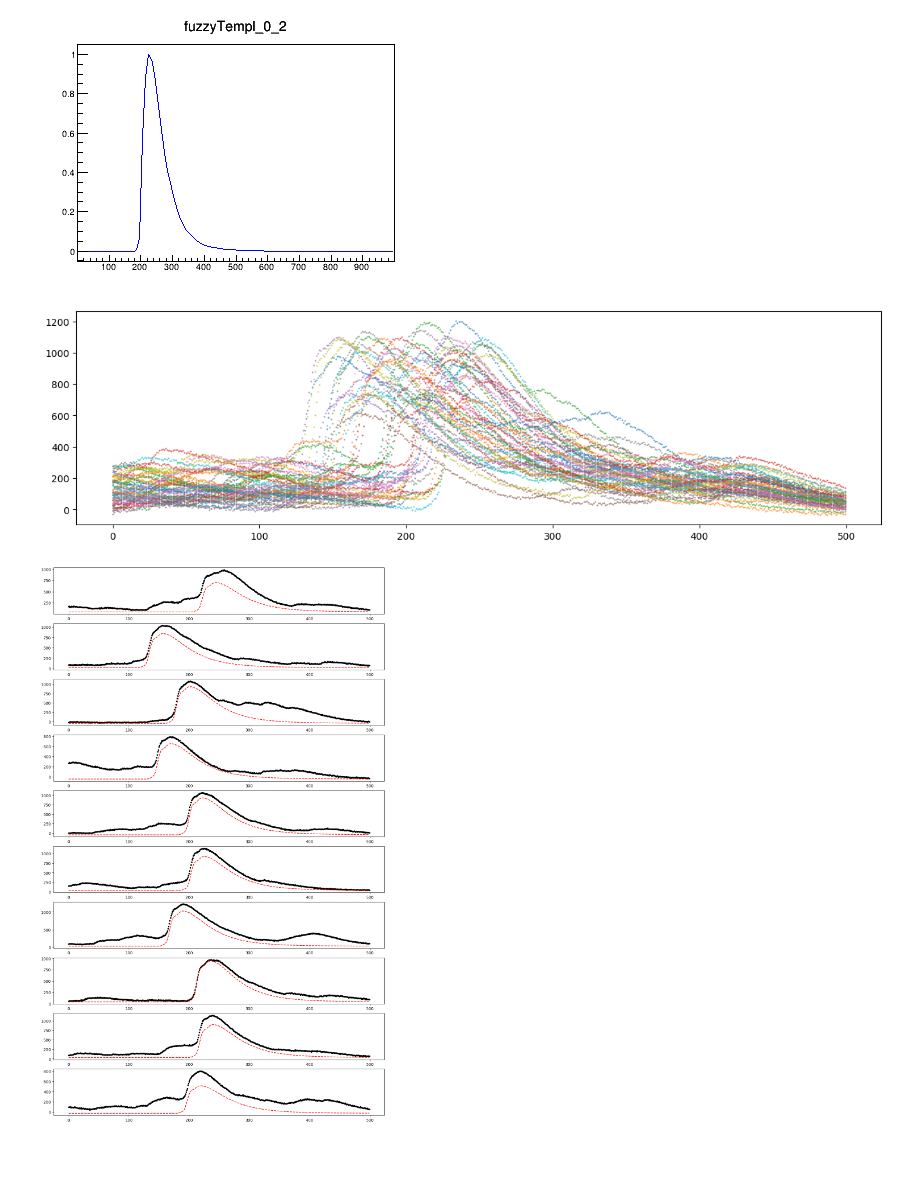
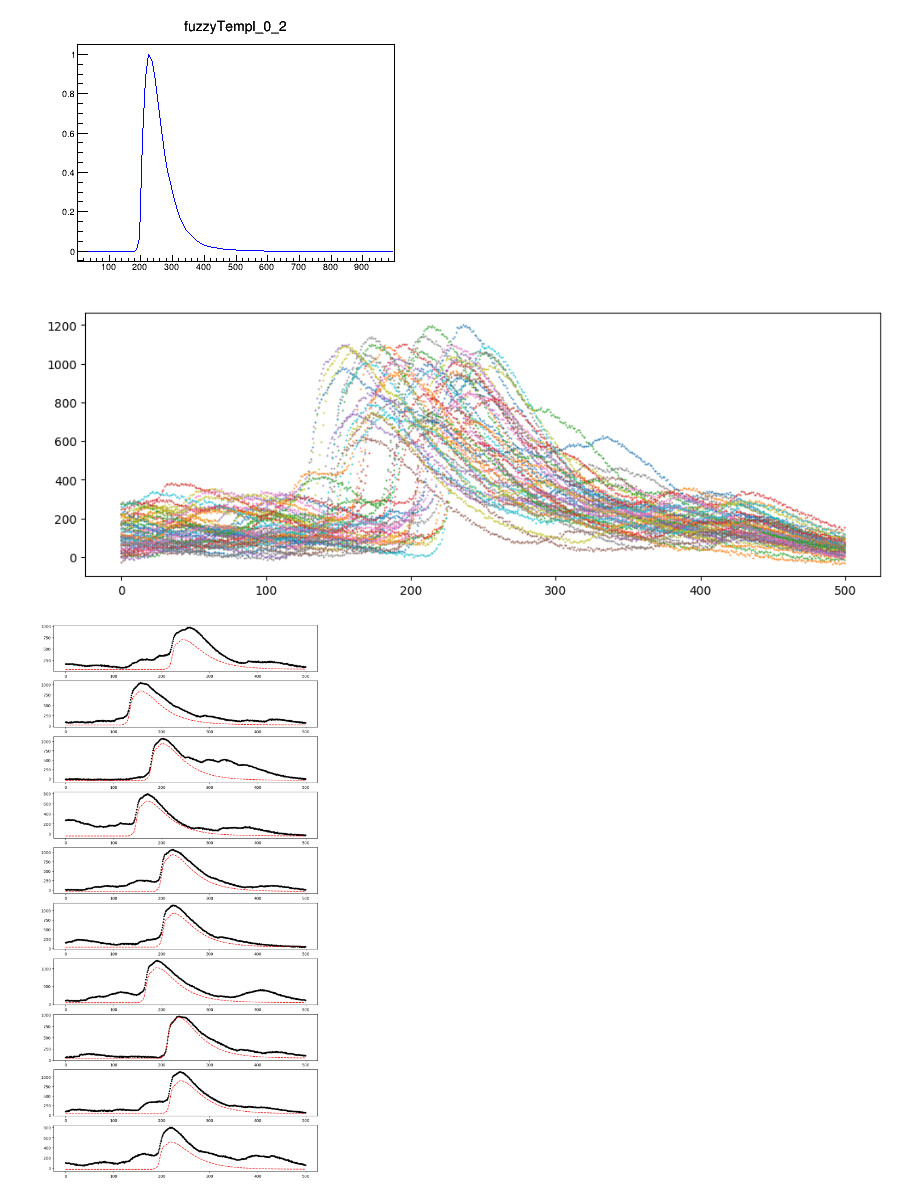
Before and after one commit to D-Paesani/Mu2e-Mod0-Dirac, a Jupyter notebook: simWaveRin/prova.ipynb, the cells around one changed output. Cells and saved outputs as stored; diff of their text form; code cells hidden in the pictures; blank space fills up the shorter version.

```diff
--- a/simWaveRin/prova.ipynb
+++ b/simWaveRin/prova.ipynb
@@ -22,17 +22,17 @@ genprova.spline.Draw("L")
 # %% [output]
 [figure]
 # %%
-plt.figure(figsize=(15, 4))
+plt.figure(figsize=(12, 4))
 for i in (range(50)):
     ww, _, _ = genprova.get1wave()
     plt.scatter(genprova.twave, ww, s=0.2)
 
 nn = 10
-fig, ax = plt.subplots(10, figsize=(15,10*2.5))
+fig, ax = plt.subplots(10, figsize=(12,10*2.5))
 for ii in range(nn):
     ww, _, tw = genprova.get1wave()
     ax[ii].plot(genprova.twave, ww, '.k')
     ax[ii].plot(genprova.twave, tw, '--r')
 # %% [output]
-[figure, old version]
+[figure, new version]
-[figure, old version]
+[figure, new version]
```
